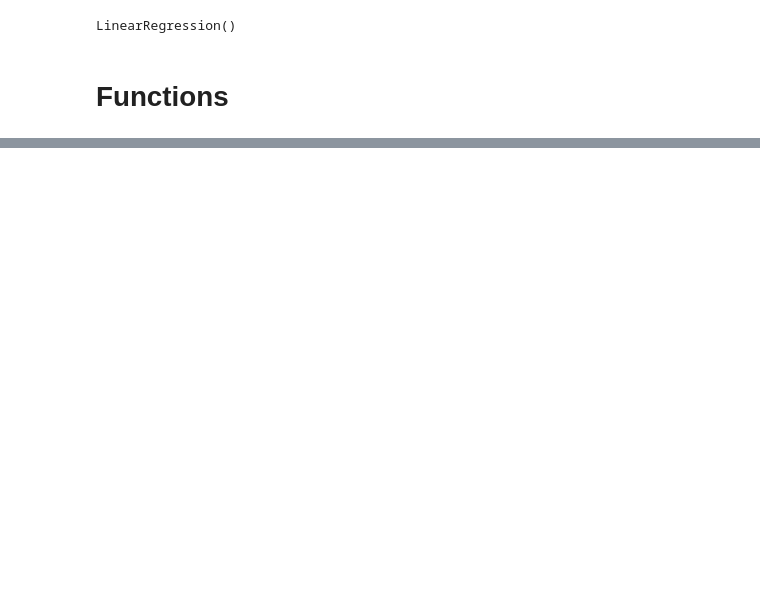
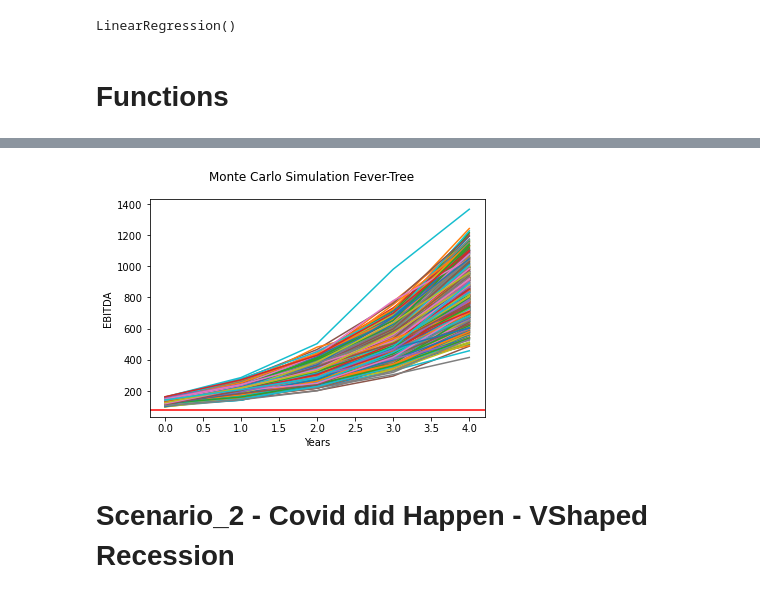
Before and after one commit to StamatisTiniakos/Monte-Carlo-Simulation, a Jupyter notebook: monte_carlo_simulation.ipynb, the cells around one changed output, grey strips where cells are left out. Saved outputs shown, nothing was run; the diff lists cells and outputs as text; code cells hidden in the pictures; blank space fills up the shorter version.

Commit message:
add stats and 5 scenarios

```diff
--- a/monte_carlo_simulation.ipynb
+++ b/monte_carlo_simulation.ipynb
@@ -155,13 +136,0 @@ createPlot(simulation_df)
-# %%
-# standard deviation of gdp growth and inflation
-gdp_std = df_fct['%gdp_growth_fct'].std()
-inf_std = df_fct['%inflation_fct'].std()
-#mean of gdp and inflation
-gdp_mean = df_fct['%gdp_growth_fct'].mean()
-inf_mean = df_fct['%inflation_fct'].mean()
-#last reported revenue in millions
-last_revenue  = 260.5
-#EBITDA as % of revenue
-ebitda_pct = 0.3152
-#last EBITDA
-last_ebitda = 77.00
@@ -183,0 +137,2 @@ createPlot(simulation_df)
+# %%
+simulation_df_sc1 = monteCarloDataframe(num_simulations,num_years,gdp_mean,gdp_std,inf_mean,inf_std,gdp_coef,inf_coef,last_revenue,ebitda_pct)
@@ -183,0 +150,6 @@ createPlot(simulation_df)
+# %%
+createPlot(simulation_df_sc1)
+# %% [output]
+[figure, added]
+# %% [markdown]
+# Scenario_2 - Covid did Happen - VShaped Recession
```
Also changed, not shown: parts of 59 cells of this notebook, 3 other files.
